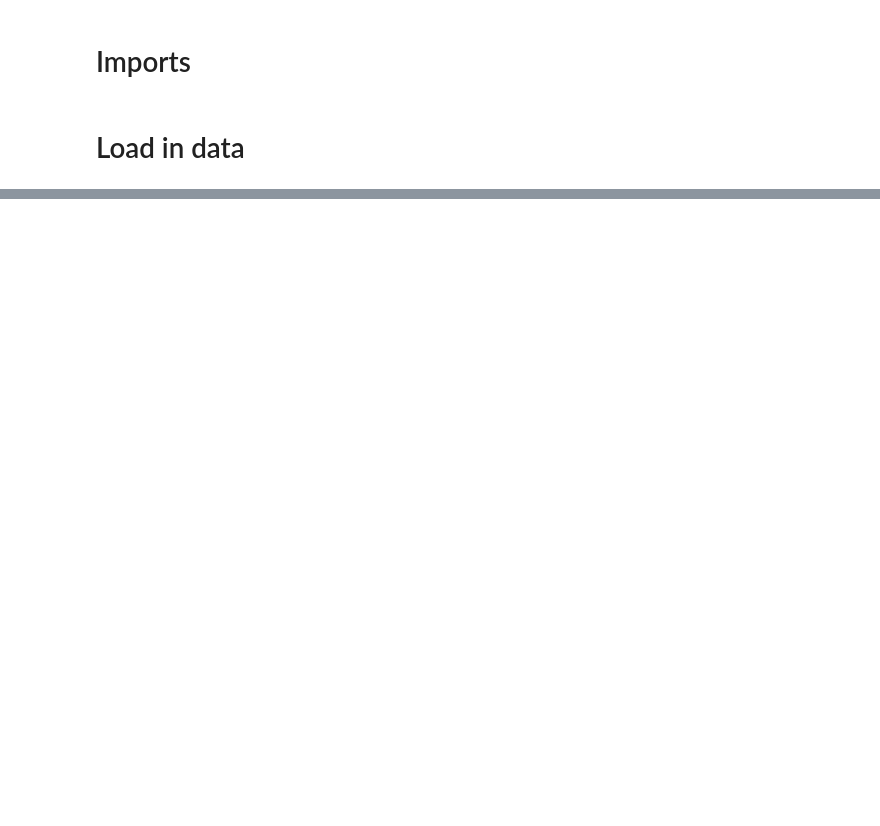
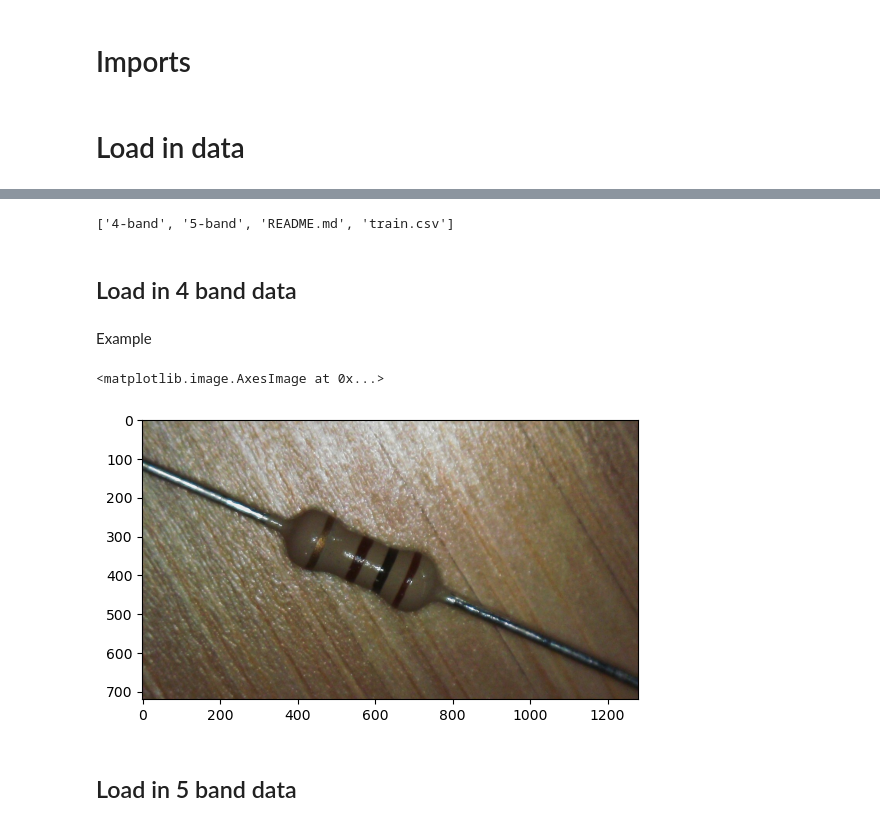
Before and after one commit to MrWlobo/Resistance-Value-From-Image, a Jupyter notebook: main.ipynb, the cells around one changed output, grey strips where cells are left out. Saved outputs shown, nothing was run; the diff lists cells and outputs as text; code cells hidden in the pictures; blank space fills up the shorter version.

Commit message:
Loaded in images

```diff
--- a/main.ipynb
+++ b/main.ipynb
@@ -6,7 +9,6 @@ import os
 # %% [markdown]
 # Load in data
 # %%
-path = kagglehub.dataset_download("barrettotte/resistors")
-os.listdir(path)
+path = Path(kagglehub.dataset_download("barrettotte/resistors"))
 # %% [output]
 Warning: Looks like you're using an outdated `kagglehub` version (installed: 0.3.13), please consider upgrading to the latest version (1.0.2).
@@ -15,0 +15,22 @@ Extracting files...
+# %%
+os.listdir(path)
+# %% [output]
+['4-band', '5-band', 'README.md', 'train.csv']
+# %% [markdown]
+## Load in 4 band data
+# %%
+four_band_json = path / "4-band" / "4-band.json"
+four_band_images = []
+
+for folder in os.listdir(path / "4-band")[1:]:
+    for image in os.listdir(path / "4-band" / folder):
+        four_band_images.append(cv2.imread((path / "4-band" / folder / image), cv2.IMREAD_COLOR_RGB))
+# %% [markdown]
+Example
+# %%
+plt.imshow(four_band_images[10])
+# %% [output]
+<matplotlib.image.AxesImage at 0x...>
+[figure, added]
+# %% [markdown]
+## Load in 5 band data
```
Also changed, not shown: parts of 5 cells of this notebook.
